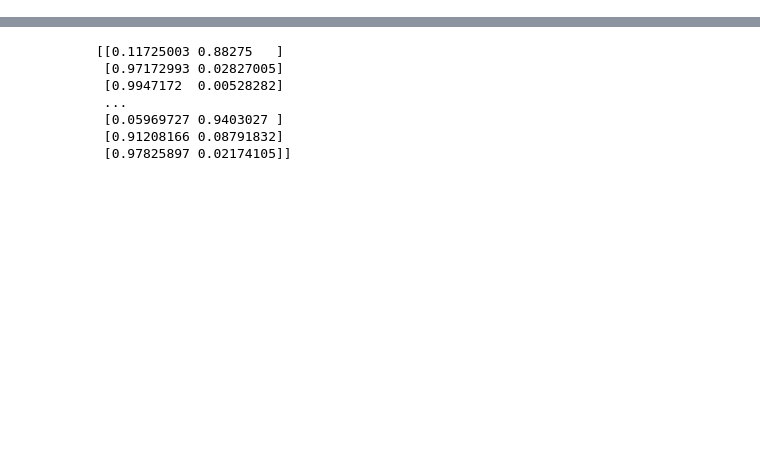
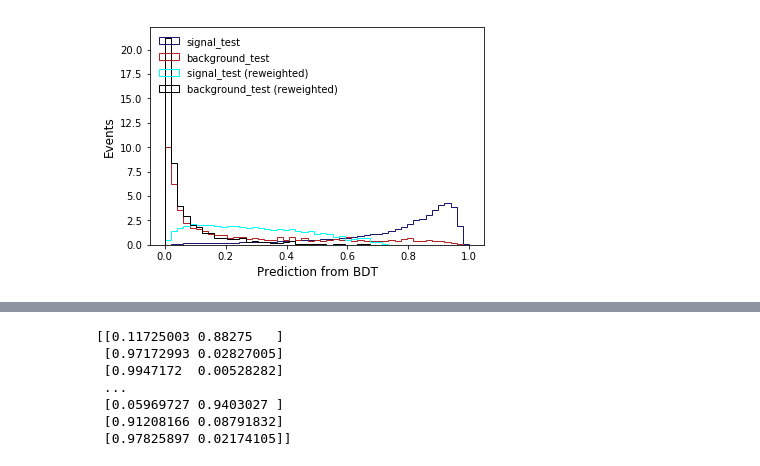
Before and after one commit to kawaho/XGBoost-for-HtoEMu, a Jupyter notebook: training.ipynb, the cells around one changed output, grey strips where cells are left out. Saved outputs shown, nothing was run; the diff lists cells and outputs as text; code cells hidden in the pictures; blank space fills up the shorter version.

```diff
--- a/training.ipynb
+++ b/training.ipynb
@@ -215,3 +387,28 @@ AUC of testing set: 0.821565
+# %%
+# plot signal and background separately
+predictions_sig_test = model.predict_proba(X_test.loc[X_test['label'] == 1][feature_names])
+predictions_bkg_test = model.predict_proba(X_test.loc[X_test['label'] == 0][feature_names])
+predictions_sig_test2 = model2.predict_proba(X_test.loc[X_test['label'] == 1][feature_names])
+predictions_bkg_test2 = model2.predict_proba(X_test.loc[X_test['label'] == 0][feature_names])
+plt.figure();
+weights_sig_test = X_test.loc[X_test['label'] == 1]['weight']
+weights_bkg_test = X_test.loc[X_test['label'] == 0]['weight']
+weights_sig_train = X_train.loc[X_train['label'] == 1]['weight']
+weights_bkg_train = X_train.loc[X_train['label'] == 0]['weight']
+plt.hist(predictions_sig_test2[:,1],density=True,bins=np.linspace(0,1,50),
+         histtype='step',color='midnightblue',label='signal_test', weights=weights_sig_test);
+plt.hist(predictions_bkg_test2[:,1],density=True,bins=np.linspace(0,1,50),
+         histtype='step',color='firebrick',label='background_test', weights=weights_bkg_test);
+plt.hist(predictions_sig_test[:,1],density=True,bins=np.linspace(0,1,50),
+         histtype='step',color='cyan',label='signal_test (reweighted)', weights=weights_sig_test);
+plt.hist(predictions_bkg_test[:,1],density=True,bins=np.linspace(0,1,50),
+         histtype='step',color='black',label='background_test (reweighted)', weights=weights_bkg_test);
+# make the plot readable
+plt.xlabel('Prediction from BDT',fontsize=12);
+plt.ylabel('Events',fontsize=12);
+plt.legend(frameon=False, loc = 2);
+# %% [output]
+[figure, added]
 # %%
 #Additional overtraining test
 cuts = np.linspace(0,1,500);
```
Also changed, not shown: parts of 14 cells of this notebook.
